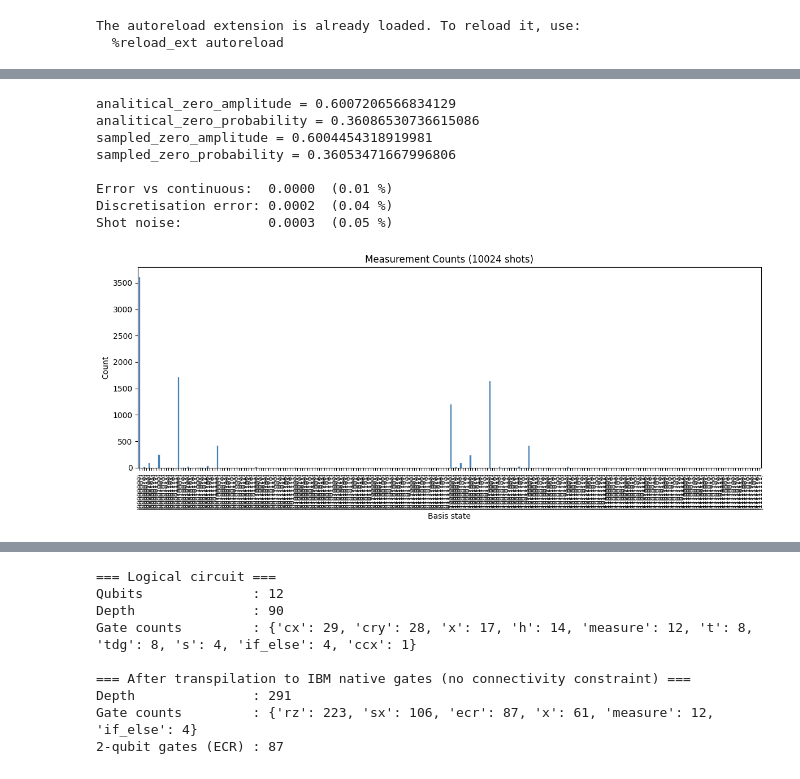
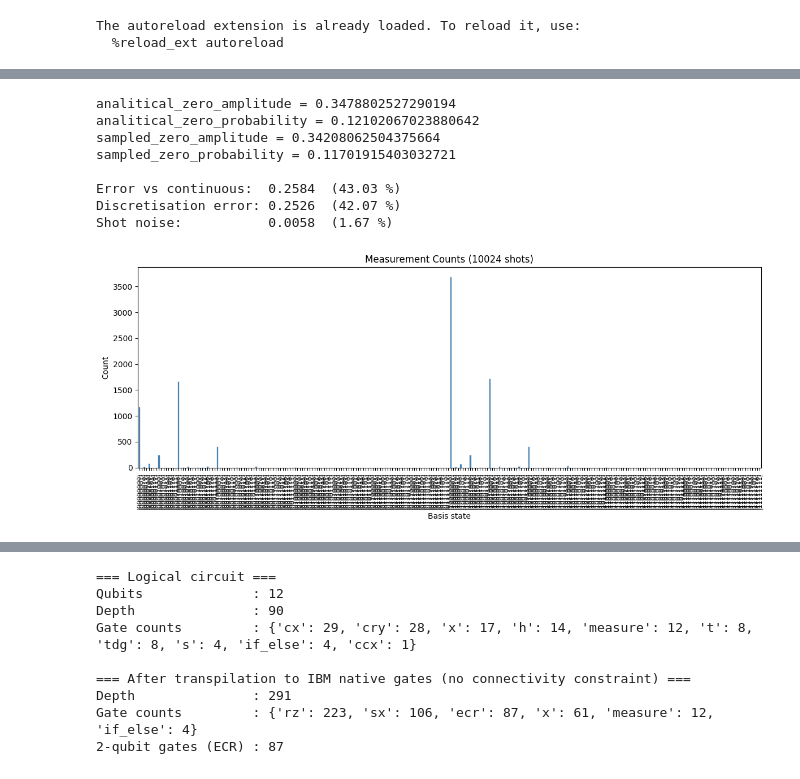
Before and after one commit to sorin-bolos/QuantumComputingResearch, a Jupyter notebook: STOsInMoleculeSymulations/STOs1DCircuits.ipynb, the cells around one changed output, grey strips where cells are left out. Cells and saved outputs as stored; diff of their text form; code cells hidden in the pictures.

```diff
--- a/STOsInMoleculeSymulations/STOs1DCircuits.ipynb
+++ b/STOsInMoleculeSymulations/STOs1DCircuits.ipynb
@@ -13,9 +13,6 @@ if workspace_root not in sys.path:
 
 # Clear stale bytecode cache
 shutil.rmtree(Path(workspace_root) / 'utils/__pycache__', ignore_errors=True)
-
-allow_measurement=False
-optimize_t_gates=False
 
 # import utils.experiment
 # importlib.reload(utils.experiment)
@@ -47,6 +44,9 @@ from utils.noisy_sampler_executor import NoisySamplerExecutor
 from utils.noisy_estimator_executor import NoisyEstimatorExecutor
 from utils.resource_estimator import ResourceEstimator
 
+allow_measurement=True
+optimize_t_gates=True
+
 simulation_executor = SimulationExecutor()
 sample_interpreter = SampleInterpreter()
 noisy_simlutation_executor = NoisySamplerExecutor(enable_dd=(not allow_measurement), enable_twirling=True, enable_m3=True)
@@ -98,39 +109,39 @@ fig = sample_interpreter.plot_sampled_measurements(counts)
 # %%
 from utils.integrals import Integals
 
 integrals = Integals(allow_measurement, optimize_t_gates)
-qc = integrals.get_s1_1d_overlap_circuit(n_qubits, scaled_a, 22)
+qc = integrals.get_s1_1d_kinetic_derivative(n_qubits, scaled_a, scaled_center_distance)
 
 # display(qc.draw('mpl'))
 data_amps = simulation_executor.get_data_amplitudes(qc, n_qubits)
 # fig = simulation_executor.plot_statevector_real_imag(data_amps, n_qubits)
 # fig = simulation_executor.plot_statevector_modulus_phase(data_amps, n_qubits)
 
 shots = 10024
 counts = simulation_executor.sample_measurement_counts(qc, n_qubits, shots=shots)
 fig = sample_interpreter.plot_sampled_measurements(counts)
 
 analitical_zero_amplitude = simulation_executor.get_analytical_zero_amplitude(data_amps)
 analitical_zero_probablity = simulation_executor.get_analytical_zero_probability(data_amps)
 sampled_zero_amplitude = sample_interpreter.get_zero_amplitude(counts)
 sampled_zero_probability = sample_interpreter.get_zero_probability(counts)
 
 print(f"analitical_zero_amplitude = {analitical_zero_amplitude}")
 print(f"analitical_zero_probability = {analitical_zero_probablity}")
 print(f"sampled_zero_amplitude = {sampled_zero_amplitude}")
 print(f"sampled_zero_probability = {sampled_zero_probability}")
 
-sample_interpreter.print_errors(0.600494, sampled_zero_amplitude, analitical_zero_amplitude)
+sample_interpreter.print_errors(exact_result, sampled_zero_amplitude, analitical_zero_amplitude)
 # %% [output]
-analitical_zero_amplitude = 0.6007206566834129
-analitical_zero_probability = 0.36086530736615086
-sampled_zero_amplitude = 0.6004454318919981
-sampled_zero_probability = 0.36053471667996806
+analitical_zero_amplitude = 0.3478802527290194
+analitical_zero_probability = 0.12102067023880642
+sampled_zero_amplitude = 0.34208062504375664
+sampled_zero_probability = 0.11701915403032721
 
-Error vs continuous:  0.0000  (0.01 %)
-Discretisation error: 0.0002  (0.04 %)
-Shot noise:           0.0003  (0.05 %)
+Error vs continuous:  0.2584  (43.03 %)
+Discretisation error: 0.2526  (42.07 %)
+Shot noise:           0.0058  (1.67 %)
-[figure, old version]
+[figure, new version]
 # %%
 qc.draw('mpl')
 # %% [output]
```
Also changed, not shown: parts of 5 cells of this notebook, 9 other files.
